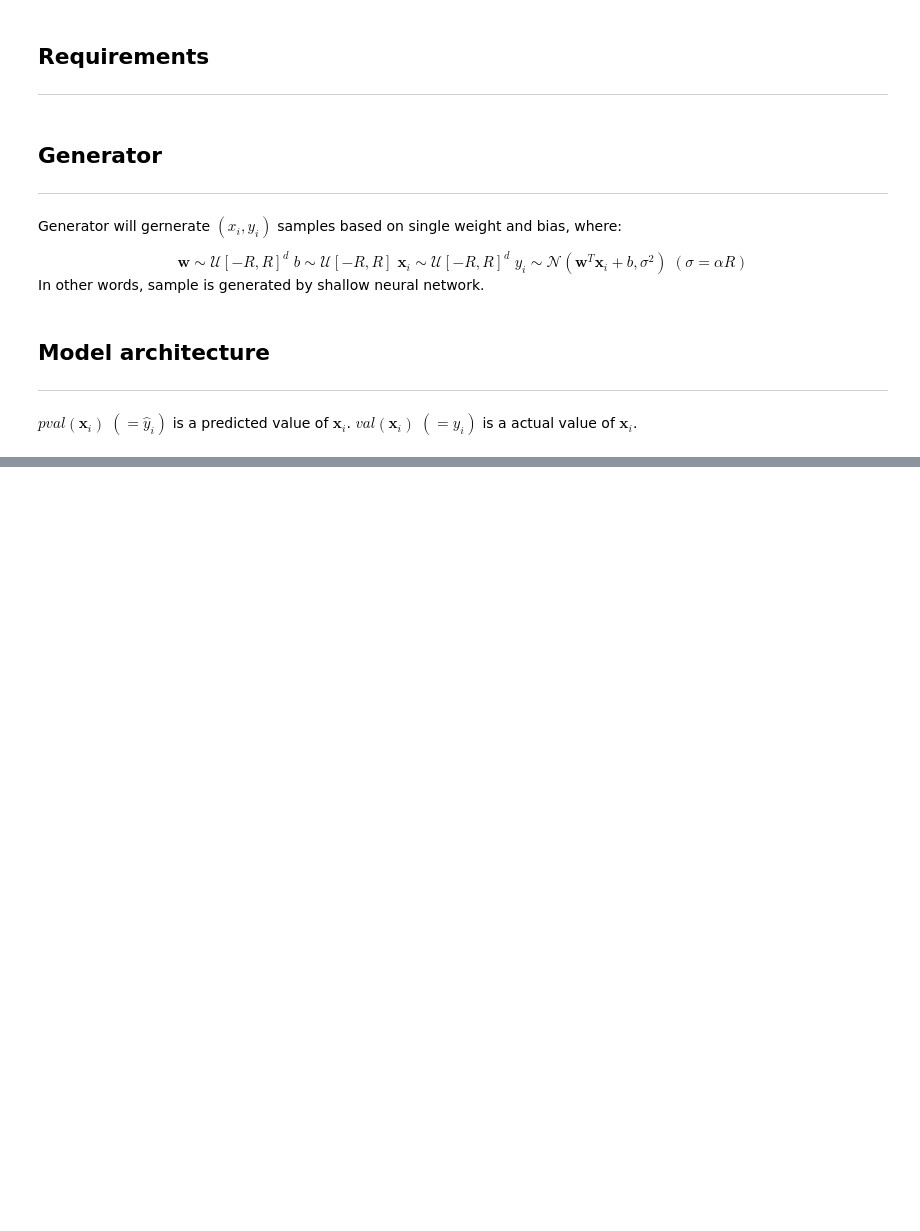
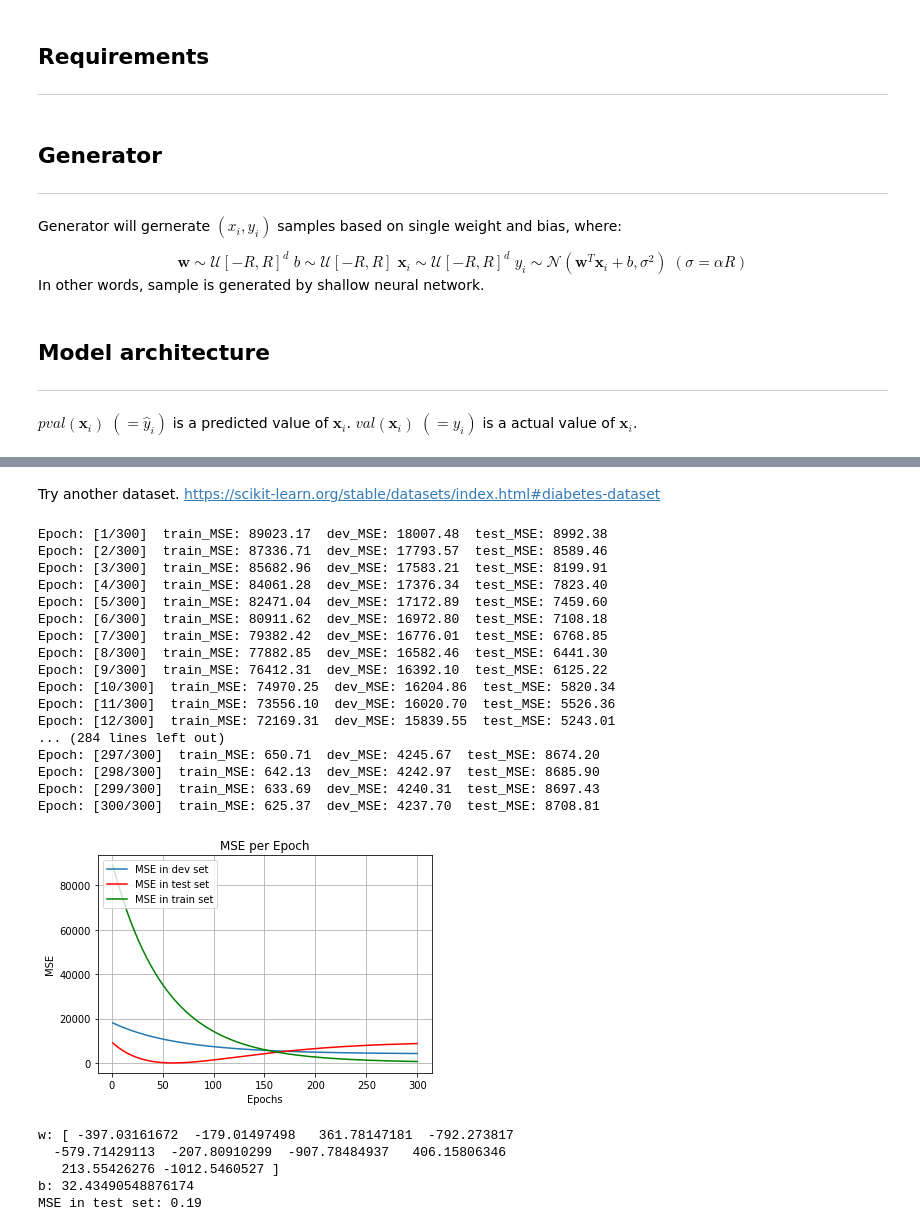
Before and after one commit to tkddnjs9532/deep_learning_with_numpy, a Jupyter notebook: linear_regression.ipynb, the cells around one changed output, grey strips where cells are left out. Saved outputs shown, nothing was run; the diff lists cells and outputs as text; code cells hidden in the pictures; blank space fills up the shorter version.

```diff
--- a/linear_regression.ipynb
+++ b/linear_regression.ipynb
@@ -205,0 +201,48 @@ MSE in test set: 1184.773830131023
+# %% [markdown]
+Try another dataset.
+https://scikit-learn.org/stable/datasets/index.html#diabetes-dataset
+# %%
+from sklearn import datasets
+
+diabetes = datasets.load_diabetes()
+dsize = len(diabetes)
+
+D = {
+    'train':
+        [(diabetes['data'][i], diabetes['target'][i]) for i in xrange(int(dsize*0.8))],
+    'dev':
+        [(diabetes['data'][i], diabetes['target'][i]) for i in xrange(int(dsize*0.8), int(dsize*0.85))],
+    'test':
+        [(diabetes['data'][i], diabetes['target'][i]) for i in xrange(int(dsize * 0.85), dsize)]
+    }
+
+# [0] weight vector [1] bias [2] test mse
+model = linear_regression(D, epochs=300, learning_rate=0.005, history=False)
+
+print '\nw: %s' % model[0]
+print 'b: %s' % model[1]
+print 'MSE in test set: %.2f' % model[2]
+# %% [output]
+Epoch: [1/300]  train_MSE: 89023.17  dev_MSE: 18007.48  test_MSE: 8992.38
+Epoch: [2/300]  train_MSE: 87336.71  dev_MSE: 17793.57  test_MSE: 8589.46
+Epoch: [3/300]  train_MSE: 85682.96  dev_MSE: 17583.21  test_MSE: 8199.91
+Epoch: [4/300]  train_MSE: 84061.28  dev_MSE: 17376.34  test_MSE: 7823.40
+Epoch: [5/300]  train_MSE: 82471.04  dev_MSE: 17172.89  test_MSE: 7459.60
+Epoch: [6/300]  train_MSE: 80911.62  dev_MSE: 16972.80  test_MSE: 7108.18
+Epoch: [7/300]  train_MSE: 79382.42  dev_MSE: 16776.01  test_MSE: 6768.85
+Epoch: [8/300]  train_MSE: 77882.85  dev_MSE: 16582.46  test_MSE: 6441.30
+Epoch: [9/300]  train_MSE: 76412.31  dev_MSE: 16392.10  test_MSE: 6125.22
+Epoch: [10/300]  train_MSE: 74970.25  dev_MSE: 16204.86  test_MSE: 5820.34
+Epoch: [11/300]  train_MSE: 73556.10  dev_MSE: 16020.70  test_MSE: 5526.36
+Epoch: [12/300]  train_MSE: 72169.31  dev_MSE: 15839.55  test_MSE: 5243.01
+... (284 lines left out)
+Epoch: [297/300]  train_MSE: 650.71  dev_MSE: 4245.67  test_MSE: 8674.20
+Epoch: [298/300]  train_MSE: 642.13  dev_MSE: 4242.97  test_MSE: 8685.90
+Epoch: [299/300]  train_MSE: 633.69  dev_MSE: 4240.31  test_MSE: 8697.43
+Epoch: [300/300]  train_MSE: 625.37  dev_MSE: 4237.70  test_MSE: 8708.81
+[figure, added]
+w: [ -397.03161672  -179.01497498   361.78147181  -792.273817
+  -579.71429113  -207.80910299  -907.78484937   406.15806346
+   213.55426276 -1012.5460527 ]
+b: 32.43490548876174
+MSE in test set: 0.19
```
Also changed, not shown: parts of 1 cell of this notebook.
